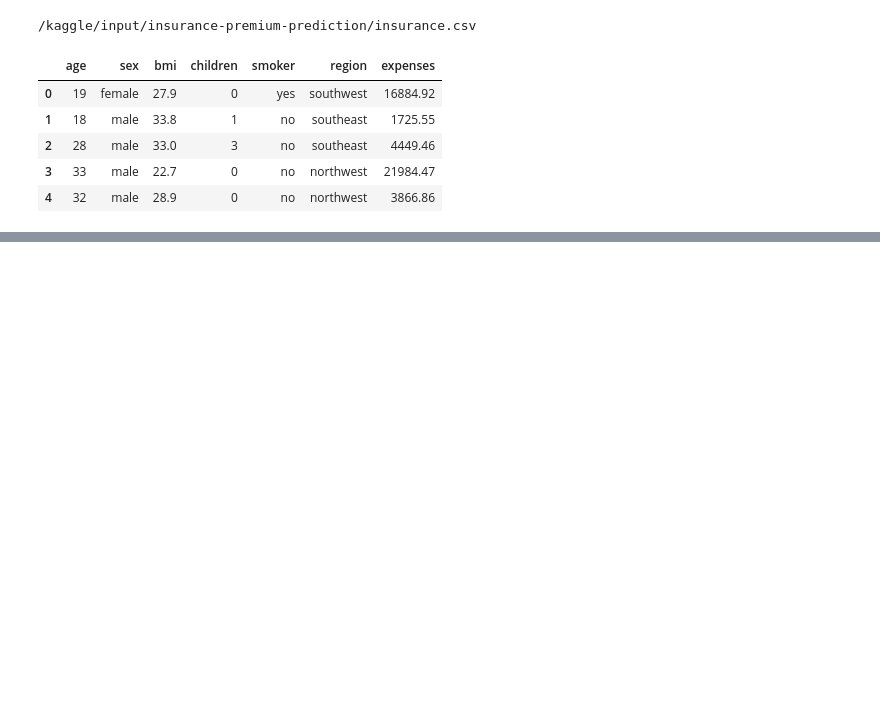
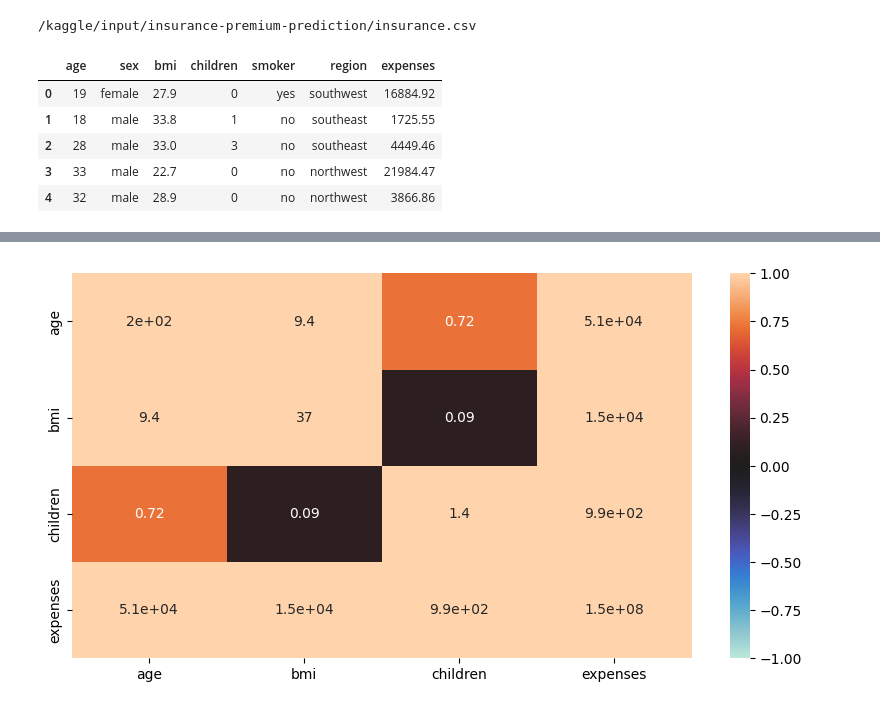
Before and after one commit to SaiMounicaGudimella/Insurance-Premium-Prediction, a Jupyter notebook: insurance-premium-prediction.ipynb, the cells around one changed output, grey strips where cells are left out. Drawn from its saved outputs; the diff is of its cells as text; code cells hidden in the pictures; blank space fills up the shorter version.

```diff
--- a/insurance-premium-prediction.ipynb
+++ b/insurance-premium-prediction.ipynb
@@ -20,0 +66,7 @@ insurance_premium_data.head()
+# %%
+plt.figure(figsize=(10,5))
+
+data_cov = round(insurance_premium_data[numerical_columns].cov(),2)
+ax = sns.heatmap(data_cov,vmin=-1,vmax=1,center=0,annot=True)
+# %% [output]
+[figure, added]
```
Also changed, not shown: parts of 16 cells of this notebook.
